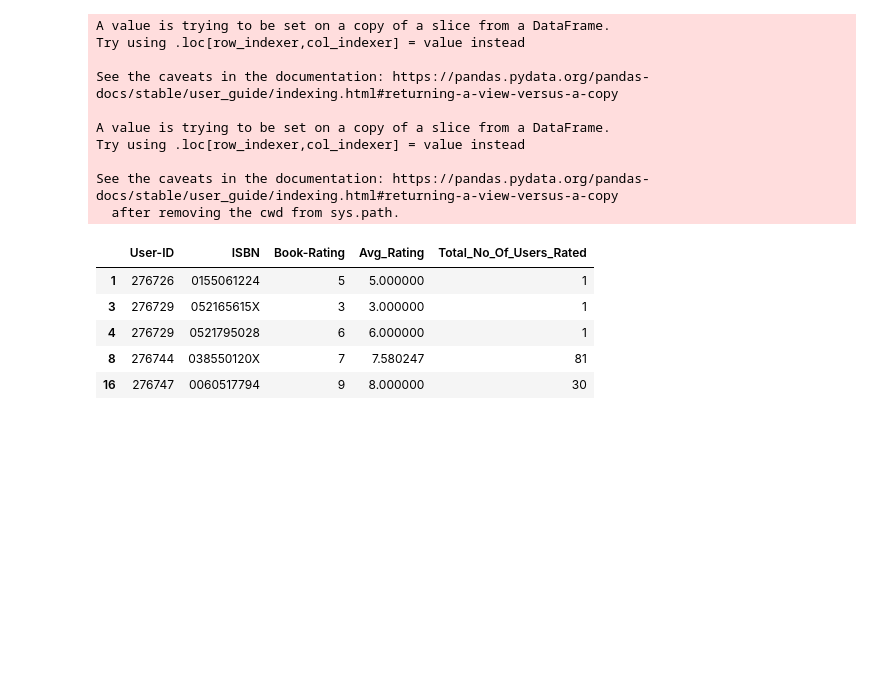
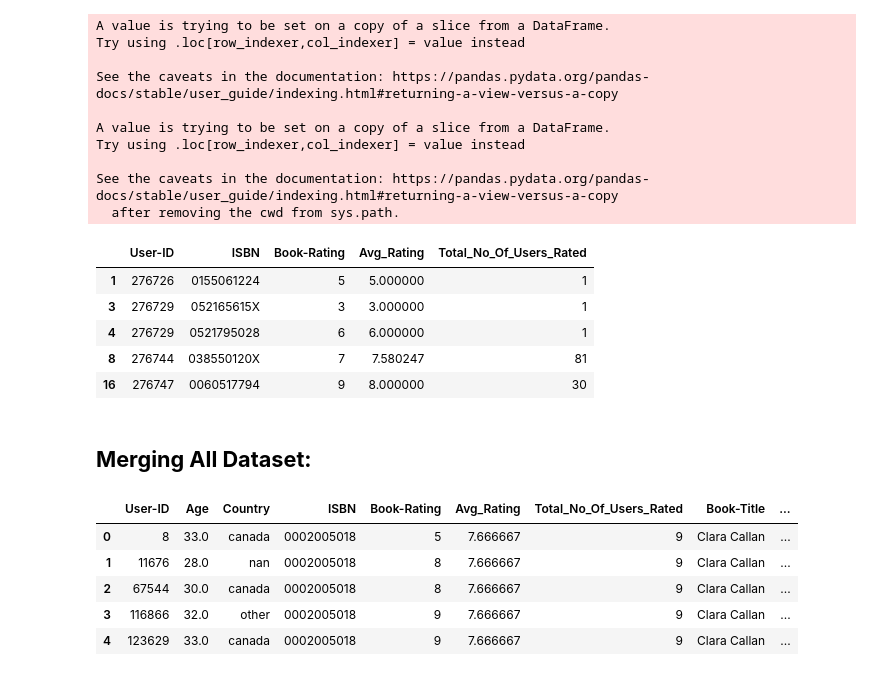
Before and after one commit to Hiteshlko1/Book-Recommendation-system, a Jupyter notebook: Book_Recommendation_System_Capstone_Hitesh_Verma.ipynb, the cells around one changed output. Cells and saved outputs as stored; diff of their text form; code cells hidden in the pictures; blank space fills up the shorter version.

```diff
--- a/Book_Recommendation_System_Capstone_Hitesh_Verma.ipynb
+++ b/Book_Recommendation_System_Capstone_Hitesh_Verma.ipynb
@@ -454,3 +454,18 @@ ratings_explicit.head()
 | 4 | 276729 | 0521795028 | 6 | 6.000000 | 1 |
 | 8 | 276744 | 038550120X | 7 | 7.580247 | 81 |
 | 16 | 276747 | 0060517794 | 9 | 8.000000 | 30 |
+# %% [markdown]
+## **Merging All Dataset:**
+# %%
+Final_Dataset=users.copy()
+Final_Dataset=pd.merge(Final_Dataset,ratings_explicit,on='User-ID')
+Final_Dataset=pd.merge(Final_Dataset,books,on='ISBN')
+# %%
+Final_Dataset.head()
+# %% [output]
+|  | User-ID | Age | Country | ISBN | Book-Rating | Avg_Rating | Total_No_Of_Users_Rated | Book-Title | ... |
+| 0 | 8 | 33.0 | canada | 0002005018 | 5 | 7.666667 | 9 | Clara Callan | ... |
+| 1 | 11676 | 28.0 | nan | 0002005018 | 8 | 7.666667 | 9 | Clara Callan | ... |
+| 2 | 67544 | 30.0 | canada | 0002005018 | 8 | 7.666667 | 9 | Clara Callan | ... |
+| 3 | 116866 | 32.0 | other | 0002005018 | 9 | 7.666667 | 9 | Clara Callan | ... |
+| 4 | 123629 | 33.0 | canada | 0002005018 | 9 | 7.666667 | 9 | Clara Callan | ... |
```
Also changed, not shown: parts of 31 cells of this notebook.
